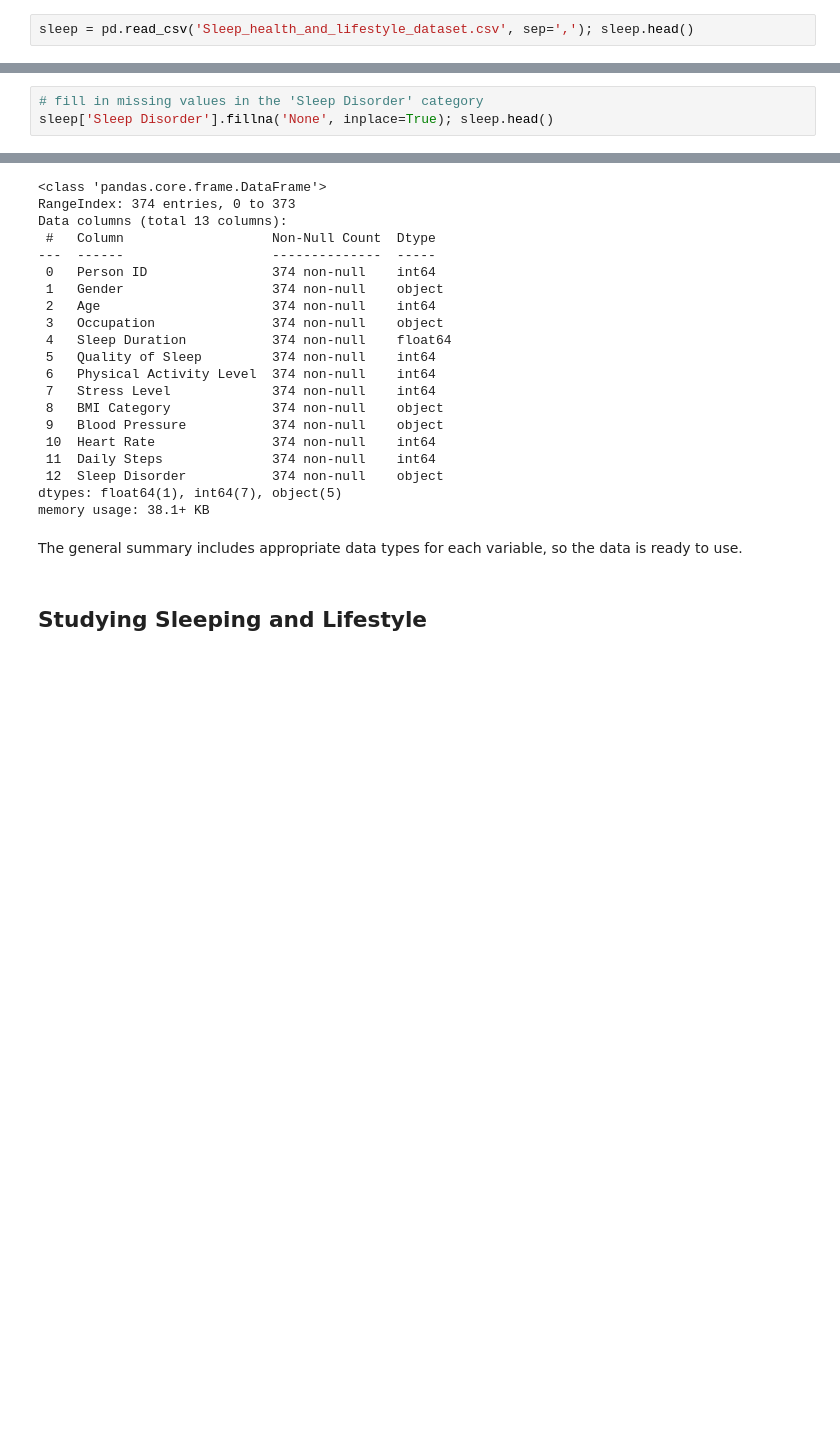
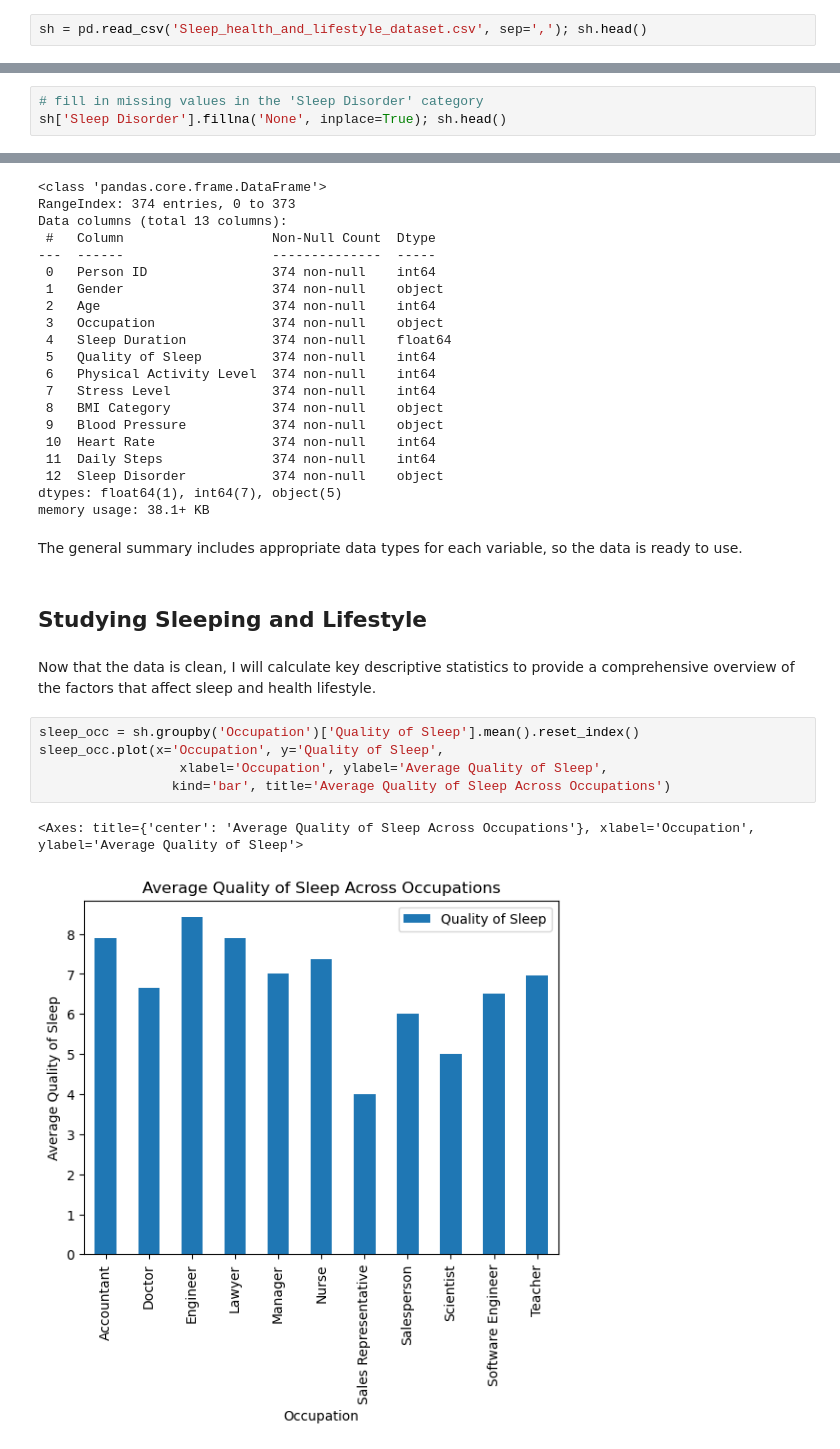
Before and after one commit to ycsara/SleepCycle, a Jupyter notebook: notebooks/EDA.ipynb, the cells around one changed output, grey strips where cells are left out. Saved outputs shown, nothing was run; the diff lists cells and outputs as text; blank space fills up the shorter version.

```diff
--- a/notebooks/EDA.ipynb
+++ b/notebooks/EDA.ipynb
@@ -13,7 +13,7 @@ from matplotlib import pyplot as plt
 from scipy import stats as st
 import numpy as np
 # %%
-sleep = pd.read_csv('Sleep_health_and_lifestyle_dataset.csv', sep=','); sleep.head()
+sh = pd.read_csv('Sleep_health_and_lifestyle_dataset.csv', sep=','); sh.head()
 # %% [output]
 |  | Person ID | Gender | Age | Occupation | Sleep Duration | Quality of Sleep | Physical Activity Level | ... |
 | 0 | 1 | Male | 27 | Software Engineer | 6.1 | 6 | 42 | ... |
@@ -62,7 +62,7 @@ dtype: int64
 As shown above, although there are no duplicated rows, there are missing values in the `Sleep Disorder` varibale. Because the missing values are due to the studied person not having any sleep disorder, I will replace the NaN values with the word "None" for better usability and clarity.
 # %%
 # fill in missing values in the 'Sleep Disorder' category
-sleep['Sleep Disorder'].fillna('None', inplace=True); sleep.head()
+sh['Sleep Disorder'].fillna('None', inplace=True); sh.head()
 # %% [output]
 |  | Person ID | Gender | Age | Occupation | Sleep Duration | Quality of Sleep | Physical Activity Level | ... |
 | 0 | 1 | Male | 27 | Software Engineer | 6.1 | 6 | 42 | ... |
@@ -97,3 +97,13 @@ memory usage: 38.1+ KB
 The general summary includes appropriate data types for each variable, so the data is ready to use.
 # %% [markdown]
 ## Studying Sleeping and Lifestyle
+# %% [markdown]
+Now that the data is clean, I will calculate key descriptive statistics to provide a comprehensive overview of the factors that affect sleep and health lifestyle.
+# %%
+sleep_occ = sh.groupby('Occupation')['Quality of Sleep'].mean().reset_index()
+sleep_occ.plot(x='Occupation', y='Quality of Sleep',
+                  xlabel='Occupation', ylabel='Average Quality of Sleep',
+                 kind='bar', title='Average Quality of Sleep Across Occupations')
+# %% [output]
+<Axes: title={'center': 'Average Quality of Sleep Across Occupations'}, xlabel='Occupation', ylabel='Average Quality of Sleep'>
+[figure, added]
```
Also changed, not shown: parts of 3 cells of this notebook.
